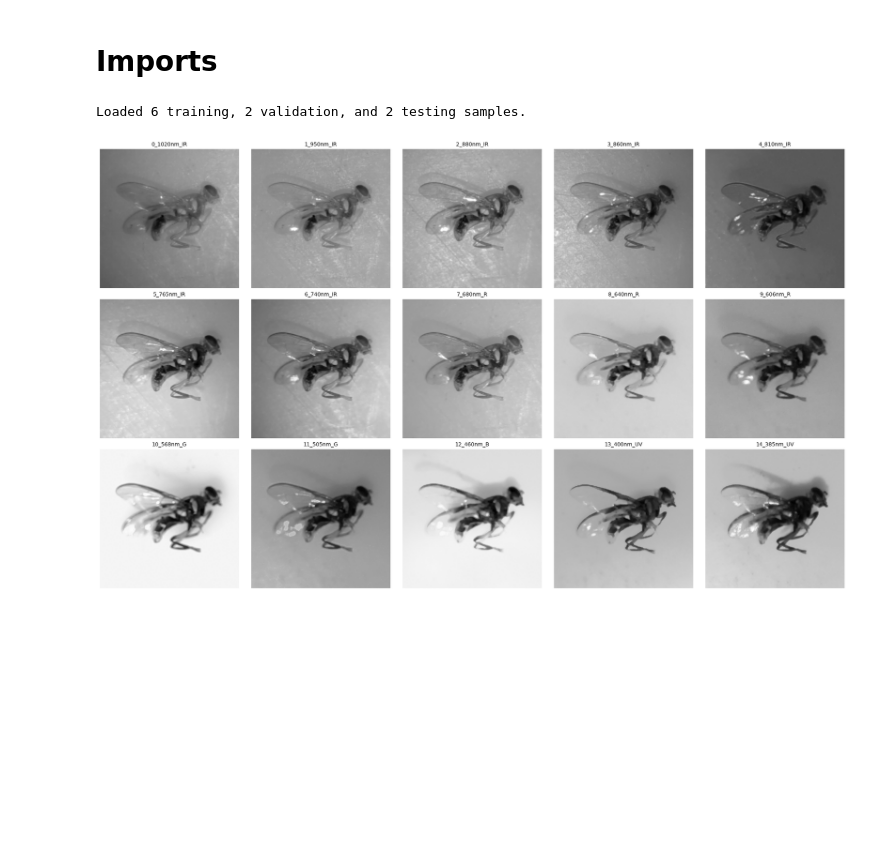
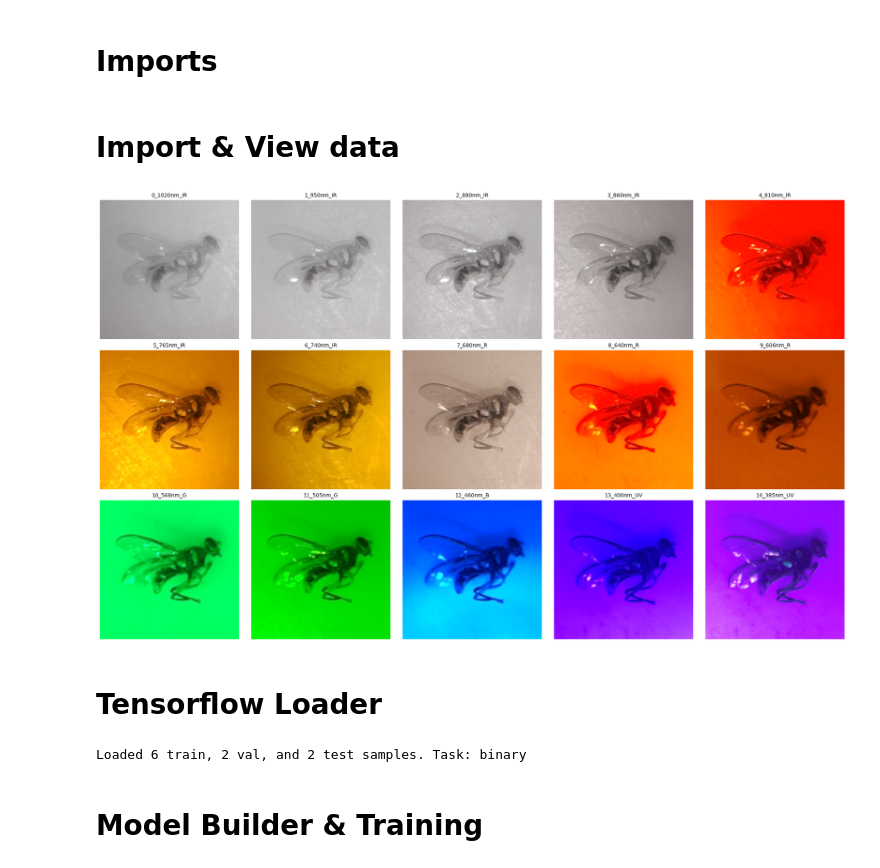
Before and after one commit to H-unter/Multispectral-Fly-ML, a Jupyter notebook: main_test.ipynb, the cells around one changed output. Drawn from its saved outputs; the diff is of its cells as text; code cells hidden in the pictures; blank space fills up the shorter version.

Commit message:
Add rgb and output type configuration

```diff
--- a/main_test.ipynb
+++ b/main_test.ipynb
@@ -26,9 +27,15 @@ from IPython.display import display
 
 RANDOM_STATE = 1234
+# %% [markdown]
+# Import & View data
 # %%
+#TODO really need to make sure there is no per-sample data leakage in the train/val/test splits. This means that if a vial has multiple captures, all of them should be in the same split. The current implementation does not guarantee this.
+#perhaps an assert statement at some point in this function would do the trick.
+
 def load_npz_dataframe(
     data_dir="data/",
     metadata_path="vial_metadata.json",
+    task_type='multi',
     train_size=0.7,
     val_size=0.20,
     test_size=0.10
@@ -62,6 +69,7 @@ def load_npz_dataframe(
 
     df = pd.DataFrame(data)
     unique_species = df['species'].unique()
+    number_of_species = len(unique_species)
     species_to_label = {species: i for i, species in enumerate(unique_species)}
     df['label'] = df['species'].map(species_to_label)
 
@@ -85,12 +93,9 @@ def load_npz_dataframe(
     val_df, test_df = train_test_split(
         temp_df, test_size=test_fraction_of_temp, stratify=use_stratify_temp, random_state=RANDOM_STATE
     )
-
-    print(f"Loaded {len(train_df)} training, {len(val_df)} validation, and {len(test_df)} testing samples.")
-    return train_df, val_df, test_df, len(unique_species)
-train_df, val_df, test_df, NUM_CLASSES = load_npz_dataframe()
+    num_classes = 1 if task_type == 'binary' else number_of_species
+    print(f"Loaded {len(train_df)} train, {len(val_df)} val, and {len(test_df)} test samples. Task: {task_type}")
+    return train_df, val_df, test_df, num_classes
-# %% [output]
-Loaded 6 training, 2 validation, and 2 testing samples.
 # %%
 # method 0: just take all the rgb channels
 
@@ -140,34 +145,36 @@ def collapse_profile_aware(img_array, band_name):
 # %%
 def static_cube_grid(filepath, collapse_method=None):
     with np.load(filepath, allow_pickle=True) as data:
         img_cube = data['data']
         bands = data['bands']
 
     fig, axes = plt.subplots(3, 5, figsize=(20, 12))
     axes = axes.flatten()
 
     for i in range(15):
         band_slice = img_cube[:, :, :, i]
         band_name = bands[i]
 
         if collapse_method is None:
             # Leave as raw RGB (BGR to RGB fix applied)
-            display_img = band_slice[..., ::-1]
+            display_img = band_slice
             cmap = None
         else:
             # Pass BOTH the image array and the band name to the custom function
             display_img = collapse_method(band_slice, band_name)
             cmap = 'gray'
 
         axes[i].imshow(display_img, cmap=cmap)
         axes[i].set_title(band_name, fontsize=10)
         axes[i].axis('off')
 
     plt.tight_layout()
     plt.show()
 
 static_cube_grid(train_df.iloc[0]['filepath'], collapse_method=None)
 # %% [output]
-[figure, old version]
+[figure, new version]
+# %% [markdown]
+# Tensorflow Loader
 # %%
 # 2. Build the multispectral tf.data pipeline
@@ -204 +213,14 @@ test_dataset = create_multispectral_tf_dataset(test_df)
+# %%
+TASK_TYPE = 'binary'  # Options: 'binary' or 'multi'
+SIMULATE_RGB = False  # Options: True or False
+
+train_df, val_df, test_df, num_classes = load_npz_dataframe(task_type=TASK_TYPE)
+
+train_dataset = create_tf_dataset(train_df, simulate_rgb=SIMULATE_RGB, is_training=True)
+val_dataset = create_tf_dataset(val_df, simulate_rgb=SIMULATE_RGB)
+test_dataset = create_tf_dataset(test_df, simulate_rgb=SIMULATE_RGB)
+# %% [output]
+Loaded 6 train, 2 val, and 2 test samples. Task: binary
+# %% [markdown]
+# Model Builder & Training
 # %%
```
Also changed, not shown: parts of 5 cells of this notebook, 1 other file.
